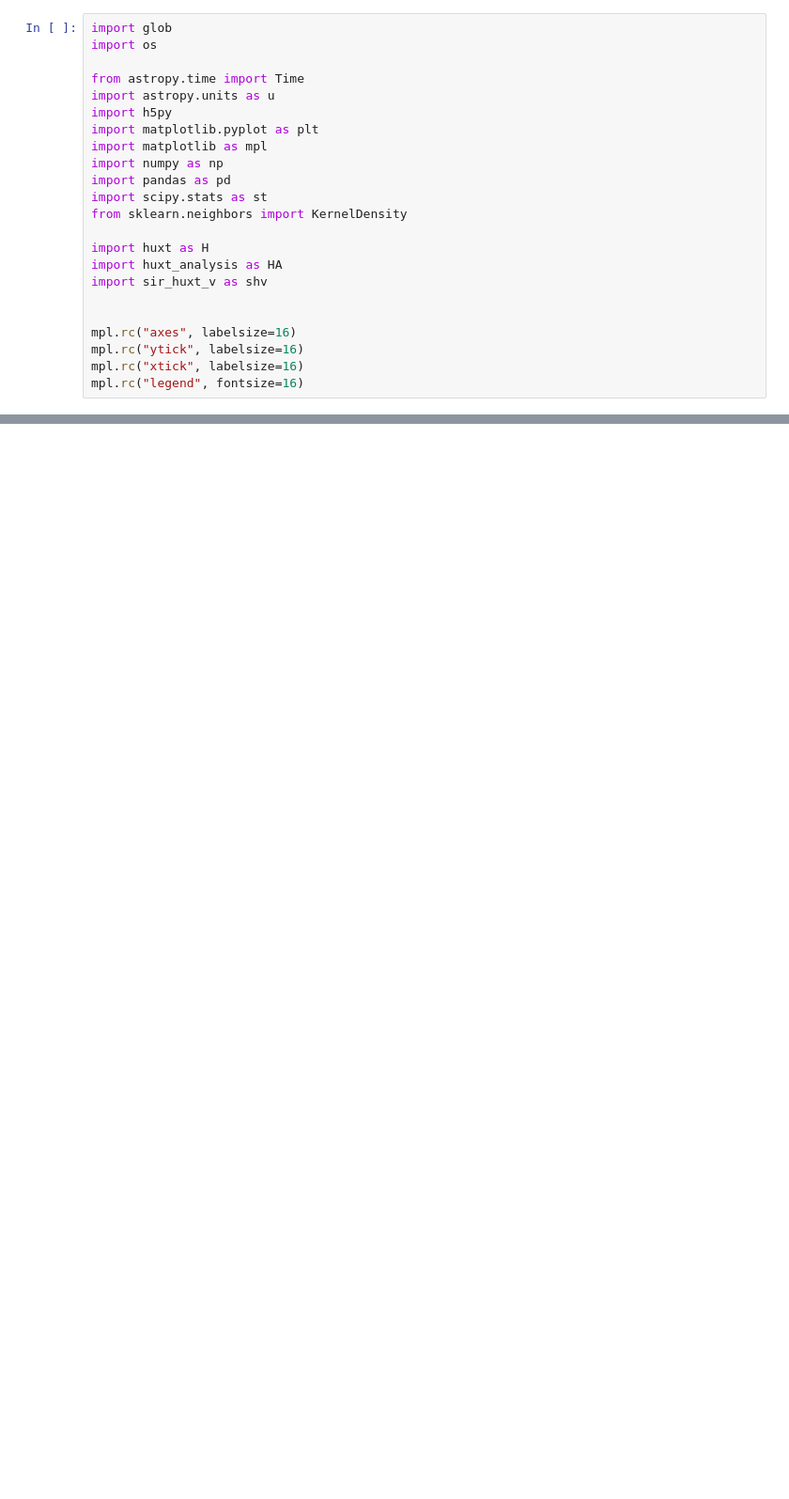
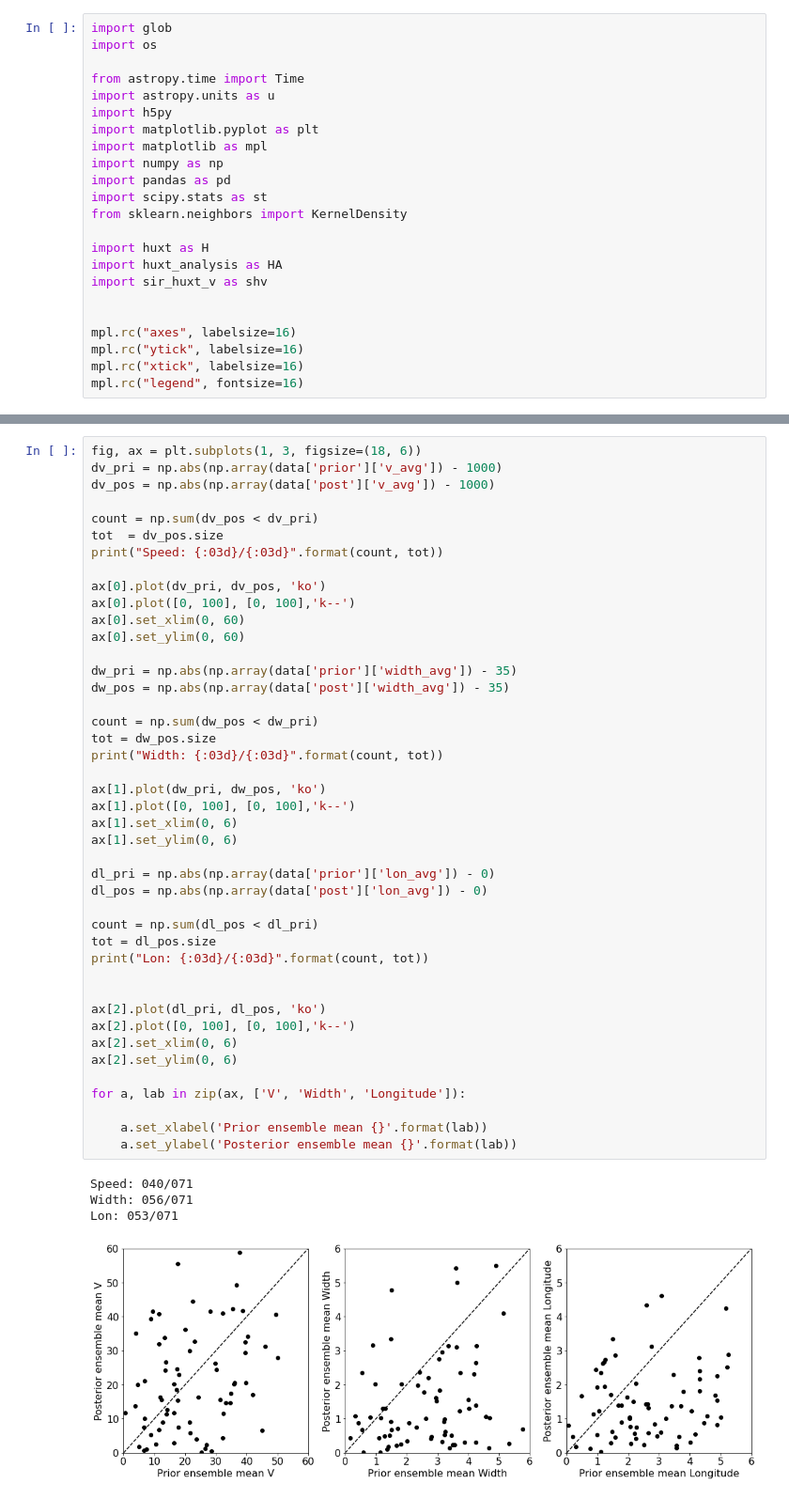
Before and after one commit to LukeBarnard/SIR_HUXt, a Jupyter notebook: code/calibration_analysis.ipynb, the cells around one changed output, grey strips where cells are left out. Shown at 94% size. Cells and saved outputs as stored; diff of their text form; blank space fills up the shorter version.

```diff
--- a/code/calibration_analysis.ipynb
+++ b/code/calibration_analysis.ipynb
@@ -152,0 +131,48 @@ for param in ['v', 'width', 'lon']:
+# %%
+fig, ax = plt.subplots(1, 3, figsize=(18, 6))
+dv_pri = np.abs(np.array(data['prior']['v_avg']) - 1000)
+dv_pos = np.abs(np.array(data['post']['v_avg']) - 1000)
+
+count = np.sum(dv_pos < dv_pri)
+tot  = dv_pos.size
+print("Speed: {:03d}/{:03d}".format(count, tot))
+
+ax[0].plot(dv_pri, dv_pos, 'ko')
+ax[0].plot([0, 100], [0, 100],'k--')
+ax[0].set_xlim(0, 60)
+ax[0].set_ylim(0, 60)
+
+dw_pri = np.abs(np.array(data['prior']['width_avg']) - 35)
+dw_pos = np.abs(np.array(data['post']['width_avg']) - 35)
+
+count = np.sum(dw_pos < dw_pri)
+tot = dw_pos.size
+print("Width: {:03d}/{:03d}".format(count, tot))
+
+ax[1].plot(dw_pri, dw_pos, 'ko')
+ax[1].plot([0, 100], [0, 100],'k--')
+ax[1].set_xlim(0, 6)
+ax[1].set_ylim(0, 6)
+
+dl_pri = np.abs(np.array(data['prior']['lon_avg']) - 0)
+dl_pos = np.abs(np.array(data['post']['lon_avg']) - 0)
+
+count = np.sum(dl_pos < dl_pri)
+tot = dl_pos.size
+print("Lon: {:03d}/{:03d}".format(count, tot))
+
+
+ax[2].plot(dl_pri, dl_pos, 'ko')
+ax[2].plot([0, 100], [0, 100],'k--')
+ax[2].set_xlim(0, 6)
+ax[2].set_ylim(0, 6)
+
+for a, lab in zip(ax, ['V', 'Width', 'Longitude']):
+
+    a.set_xlabel('Prior ensemble mean {}'.format(lab))
+    a.set_ylabel('Posterior ensemble mean {}'.format(lab))
+# %% [output]
+Speed: 040/071
+Width: 056/071
+Lon: 053/071
+[figure, added]
```
Also changed, not shown: parts of 2 cells of this notebook, 4 other files.
